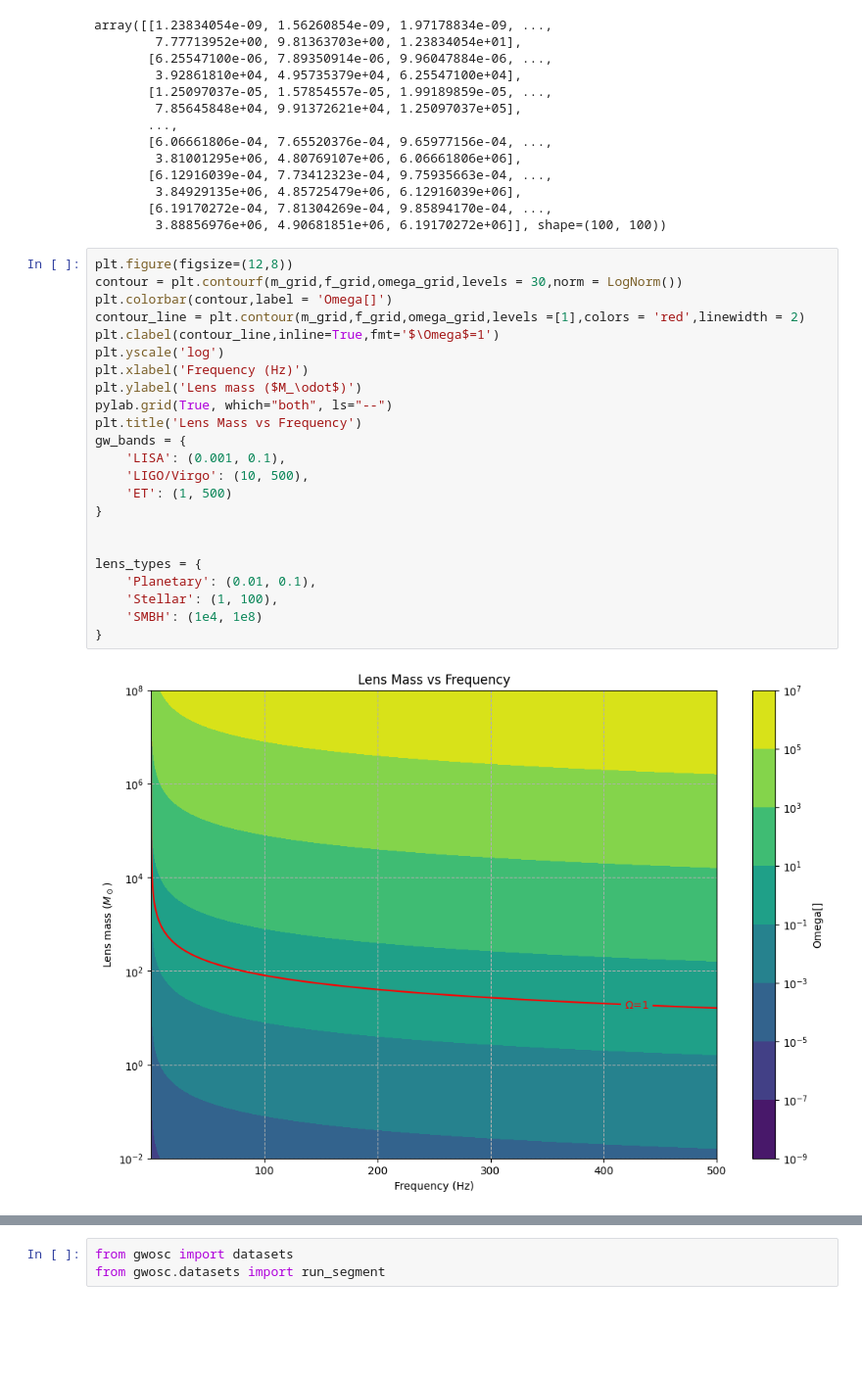
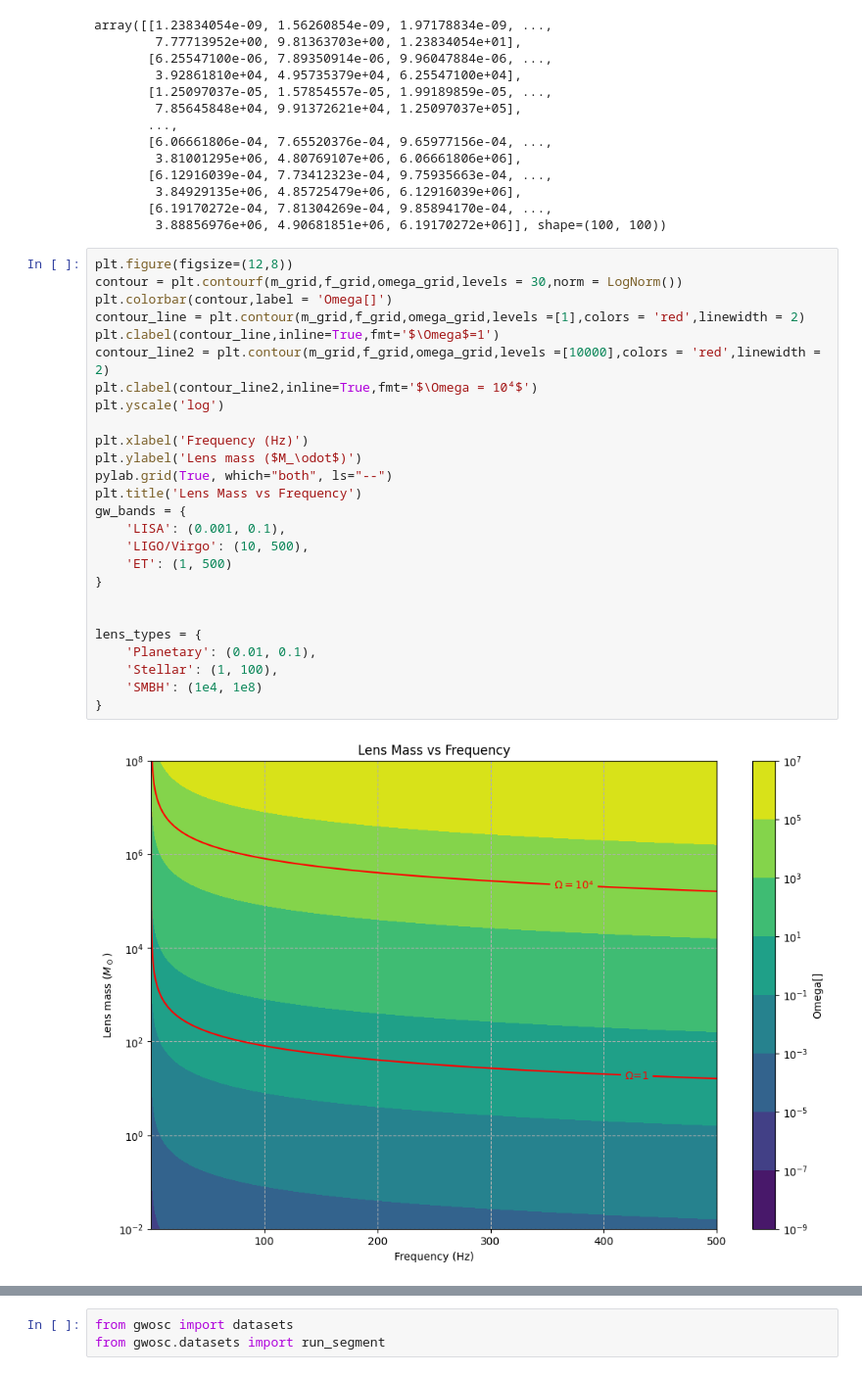
Before and after one commit to rspagn/personal, a Jupyter notebook: eikonal.ipynb, the cells around one changed output, grey strips where cells are left out. Shown at 98% size. Cells and saved outputs as stored; diff of their text form; blank space fills up the shorter version.

```diff
--- a/eikonal.ipynb
+++ b/eikonal.ipynb
@@ -116,27 +116,30 @@ array([[1.23834054e-09, 1.56260854e-09, 1.97178834e-09, ...,
 # %%
 plt.figure(figsize=(12,8))
 contour = plt.contourf(m_grid,f_grid,omega_grid,levels = 30,norm = LogNorm())
 plt.colorbar(contour,label = 'Omega[]')
 contour_line = plt.contour(m_grid,f_grid,omega_grid,levels =[1],colors = 'red',linewidth = 2)
 plt.clabel(contour_line,inline=True,fmt='$\Omega$=1')
+contour_line2 = plt.contour(m_grid,f_grid,omega_grid,levels =[10000],colors = 'red',linewidth = 2)
+plt.clabel(contour_line2,inline=True,fmt='$\Omega = 10⁴$')
 plt.yscale('log')
+
 plt.xlabel('Frequency (Hz)')
 plt.ylabel('Lens mass ($M_\odot$)')
 pylab.grid(True, which="both", ls="--")
 plt.title('Lens Mass vs Frequency')
 gw_bands = {
     'LISA': (0.001, 0.1),
     'LIGO/Virgo': (10, 500),
     'ET': (1, 500)
 }
 
 
 lens_types = {
     'Planetary': (0.01, 0.1),
     'Stellar': (1, 100),
     'SMBH': (1e4, 1e8)
 }
 # %% [output]
-[figure, old version]
+[figure, new version]
 # %%
 def geometric_optics_model(dl_pc, ds_pc, M_sm, beta_arcsec):
```
Also changed, not shown: parts of 10 cells of this notebook.
